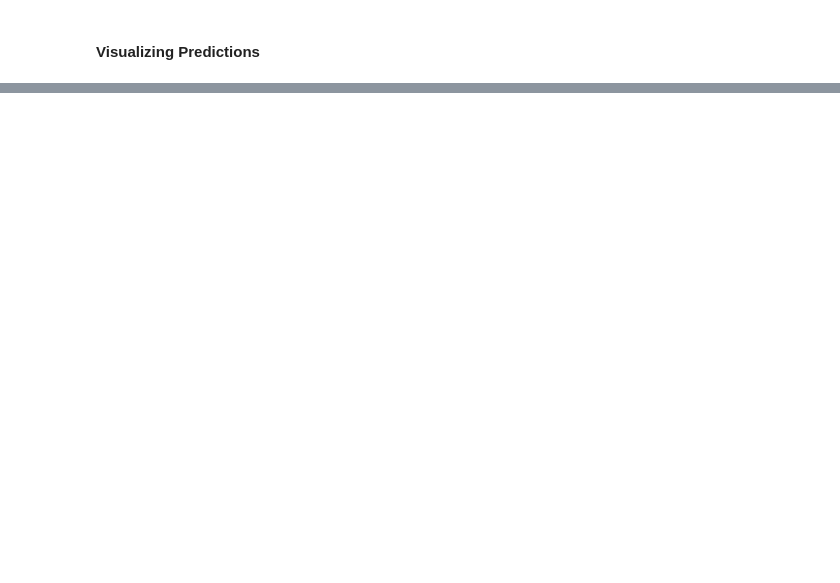
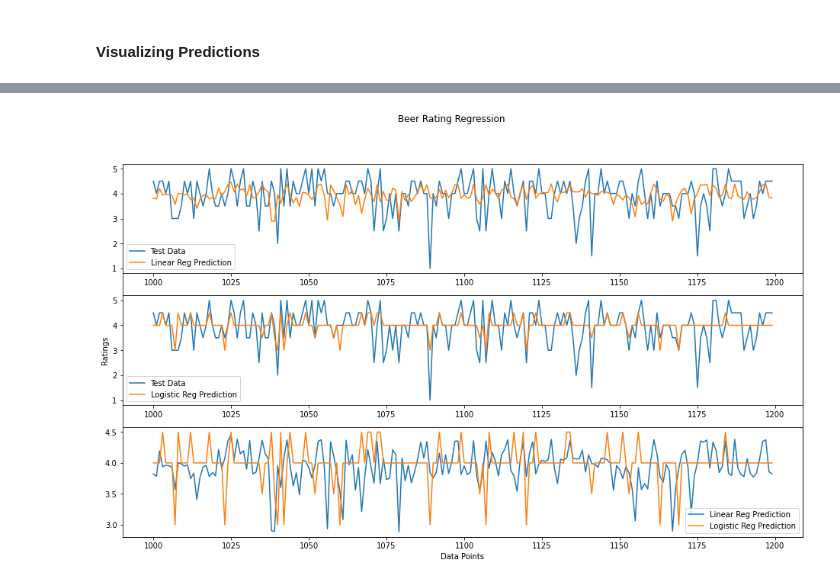
Before and after one commit to davisgriffin/Machine_Learning, a Jupyter notebook: Homework/davis_haney_homework3.ipynb, the cells around one changed output, grey strips where cells are left out. Cells and saved outputs as stored; diff of their text form; code cells hidden in the pictures; blank space fills up the shorter version.

```diff
--- a/Homework/davis_haney_homework3.ipynb
+++ b/Homework/davis_haney_homework3.ipynb
@@ -76,0 +102,42 @@ plt.show()
+# %%
+data_min = 1000
+data_max = 1200
+
+plt.close('all')
+x = np.arange(0, len(lin_prediction))
+fig = plt.figure()
+ax = fig.add_subplot(111)
+ax1 = fig.add_subplot(311)
+ax2 = fig.add_subplot(312)
+ax3 = fig.add_subplot(313)
+
+ax.tick_params(
+    axis='both',
+    which='both',
+    bottom=False,
+    left=False,
+    labelbottom=False,
+    labelleft=False
+)
+
+ax3.set_xlabel('Data Points')
+ax2.set_ylabel('Ratings')
+fig.suptitle('Beer Rating Regression')
+
+ax1.plot(x[data_min:data_max], y_test[data_min:data_max], label='Test Data')
+ax2.plot(x[data_min:data_max], y_test[data_min:data_max], label='Test Data')
+
+ax1.plot(x[data_min:data_max], lin_prediction[data_min:data_max], label='Linear Reg Prediction')
+ax3.plot(x[data_min:data_max], lin_prediction[data_min:data_max], label='Linear Reg Prediction')
+
+ax2.plot(x[data_min:data_max], log_prediction[data_min:data_max], label='Logistic Reg Prediction')
+ax3.plot(x[data_min:data_max], log_prediction[data_min:data_max], label='Logistic Reg Prediction')
+
+ax1.legend()
+ax2.legend()
+ax3.legend()
+
+fig.set_size_inches(16, 9, forward=True)
+plt.show()
+# %% [output]
+[figure, added]
```
Also changed, not shown: parts of 9 cells of this notebook.
